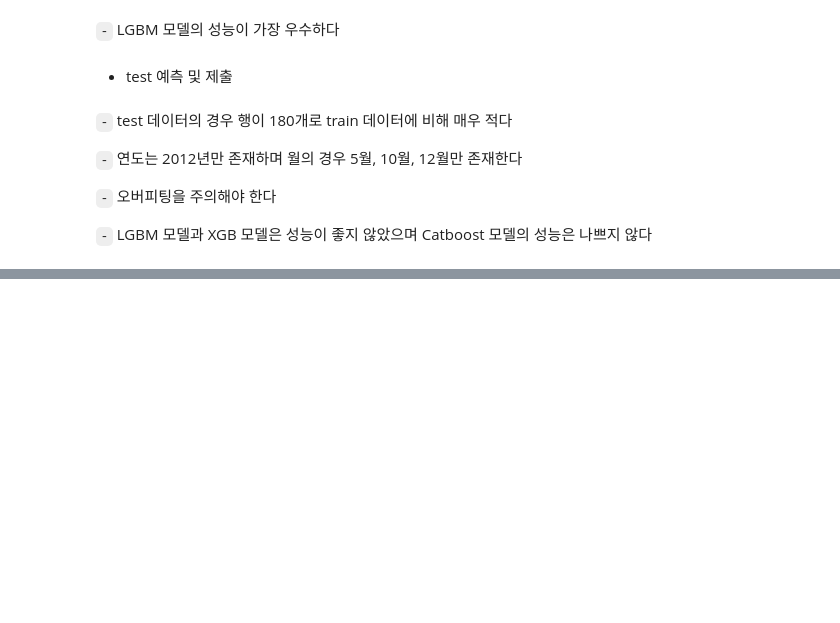
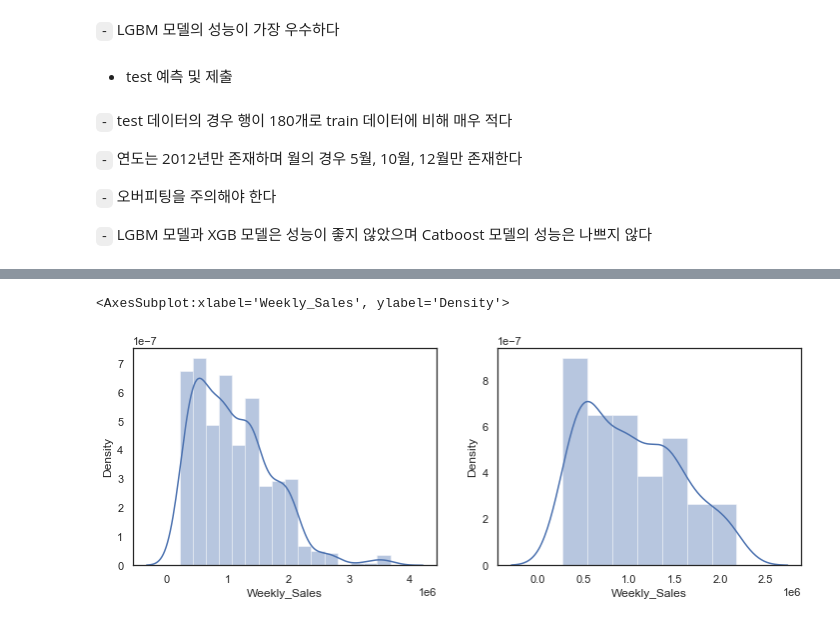
Before and after one commit to Jaesu26/Dacon-Basic, a Jupyter notebook: 쇼핑몰지점별-매출액-예측/쇼핑몰지점별-매출액-EDA모델링/쇼핑몰지점별-매출액-모델링.ipynb, the cells around one changed output, grey strips where cells are left out. Cells and saved outputs as stored; diff of their text form; code cells hidden in the pictures; blank space fills up the shorter version.

```diff
--- a/쇼핑몰지점별-매출액-예측/쇼핑몰지점별-매출액-EDA모델링/쇼핑몰지점별-매출액-모델링.ipynb
+++ b/쇼핑몰지점별-매출액-예측/쇼핑몰지점별-매출액-EDA모델링/쇼핑몰지점별-매출액-모델링.ipynb
@@ -316,0 +363,13 @@ submission['Weekly_Sales'].hist()
+# %%
+for store in tqdm(range(1, 46)):
+    df3 = df.query('Store == @store')
+    target = df3['Weekly_Sales']
+    df3 = df3[features].drop('Store', axis=1)
+    test3 = test2.query('Store == @store')
+    test3 = test3[features].drop('Store', axis=1)
+    _, model_valid_RMSE, model_test_pred = OOF_predict(LGBM, df3, target, test3, skfold1, stratify='Month2')
+    valid_RMSE.extend(model_valid_RMSE)
+    preds[store] = model_test_pred
+    print(f'{store} -> Mean: {np.mean(model_valid_RMSE)} Std: {np.std(model_valid_RMSE)}')
+
+print(f'쇼핑몰 지점별 RMSE의 평균: {np.mean(valid_RMSE)}')
@@ -316,0 +397,15 @@ submission['Weekly_Sales'].hist()
+# %%
+predictions = pd.DataFrame(data=preds[1])
+for i in range(2, 46):
+    predictions = predictions.append(pd.DataFrame(data=preds[i]))
+# %%
+predictions = predictions.reset_index().drop('index', axis=1).rename(columns={0:'target'})
+# %%
+submission['Weekly_Sales'] = predictions['target']
+# %%
+fig, (ax1, ax2) = plt.subplots(1, 2, figsize=(12, 4))
+sns.distplot(df.query('Year == 2011 and (Month == 5 or Month == 10 or Month == 12)')['Weekly_Sales'], ax=ax1)
+sns.distplot(submission['Weekly_Sales'], ax=ax2)
+# %% [output]
+<AxesSubplot:xlabel='Weekly_Sales', ylabel='Density'>
+[figure, added]
```
Also changed, not shown: parts of 41 cells of this notebook.
